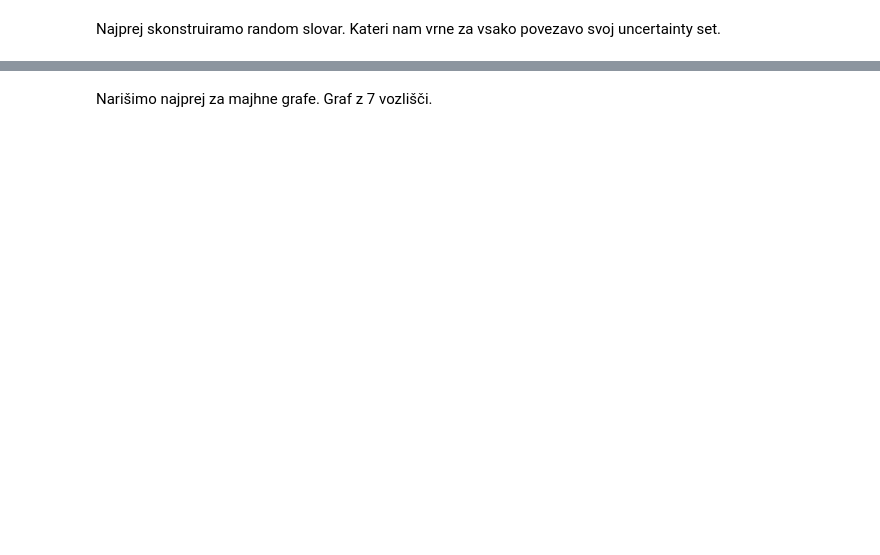
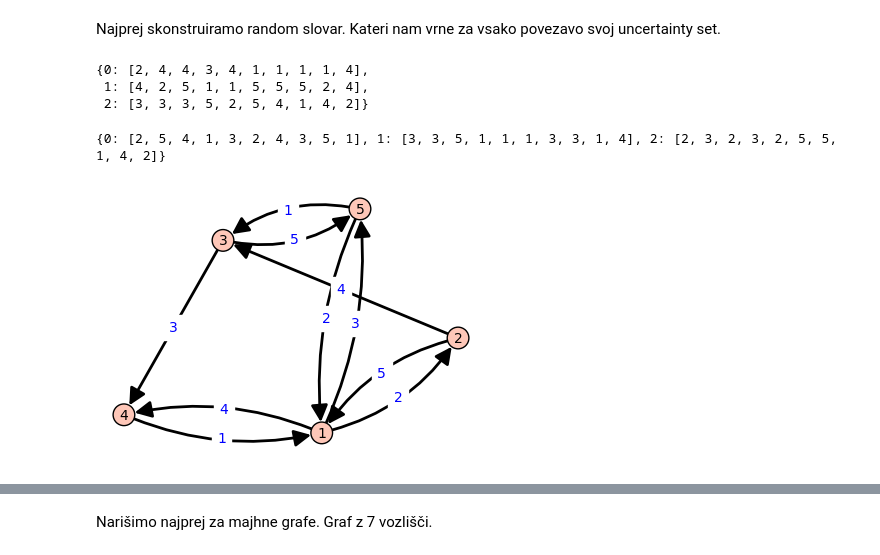
Before and after one commit to sabrinacalcina/Algoritem_najkrajse_poti, a Jupyter notebook: 3. Rezultati testov in analiza/analiza.ipynb, the cells around one changed output, grey strips where cells are left out. Drawn from its saved outputs; the diff is of its cells as text; code cells hidden in the pictures; blank space fills up the shorter version.

```diff
--- a/3. Rezultati testov in analiza/analiza.ipynb
+++ b/3. Rezultati testov in analiza/analiza.ipynb
@@ -5,0 +7,16 @@ import sage.graphs.graph_plot
+# %%
+def gen_vh_pod(st_opazanj, st_pov_grafa):
+    surovi_podatki = {}
+    for i in range(0, st_opazanj):
+        mer_povezav = []
+        for j in range(0, st_pov_grafa):
+            mer_povezav.append(random.randint(1,5))
+        surovi_podatki[i] = mer_povezav
+    return(surovi_podatki)
+
+gen_vh_pod(3,10)
+gen_vh_pod(3,10)[0][0]
+# %% [output]
+{0: [2, 4, 4, 3, 4, 1, 1, 1, 1, 4],
+ 1: [4, 2, 5, 1, 1, 5, 5, 5, 2, 4],
+ 2: [3, 3, 3, 5, 2, 5, 4, 1, 4, 2]}
@@ -5,0 +35,19 @@ import sage.graphs.graph_plot
+# %%
+seznam1 = gen_vh_pod(3,10)
+print(seznam1)
+
+G_seznam = [(1,2,seznam1[0][0]),(2,1,seznam1[0][1]),(1,4,seznam1[0][2]),(4,1,seznam1[0][3]),(1,5,seznam1[0][4]),(5,1,seznam1[0][5]),(2,3,seznam1[0][6]),
+            (3,4,seznam1[0][7]),(3,5,seznam1[0][8]),(5,3,seznam1[0][9])]
+Grafek = DiGraph(G_seznam, weighted=True)
+Grafek.show(edge_labels=True)
+
+st_vozlisc = Grafek.order()
+
+#def risanje_grafa(seznam,cene_povezav):
+#    seznam
+#    for i in range(0, length(cene_povezav)):
+#        for i in range(0, length(list(cene_povezav)[i])):
+#            seznam
+# %% [output]
+{0: [2, 5, 4, 1, 3, 2, 4, 3, 5, 1], 1: [3, 3, 5, 1, 1, 1, 3, 3, 1, 4], 2: [2, 3, 2, 3, 2, 5, 5, 1, 4, 2]}
+[figure, added]
```
Also changed, not shown: parts of 13 cells of this notebook.
